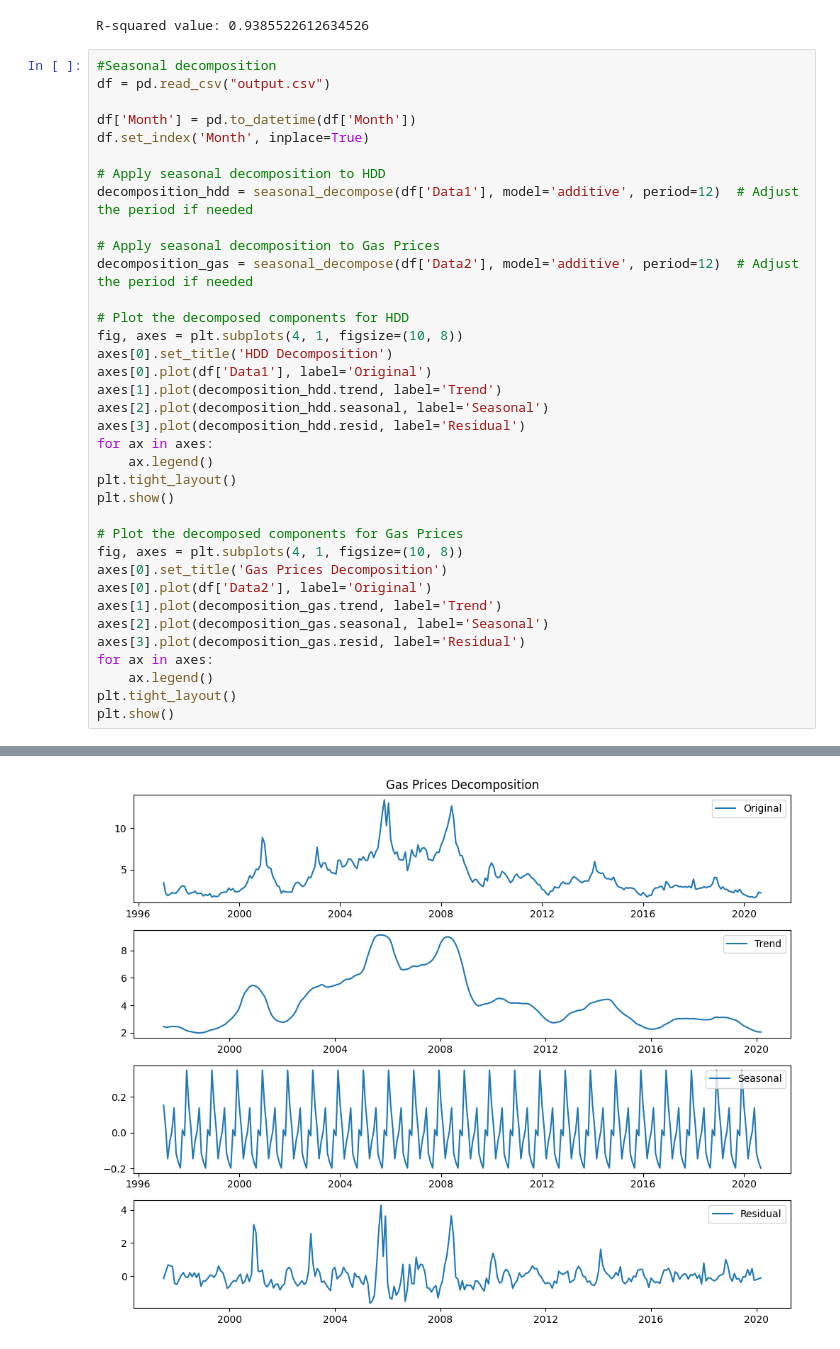
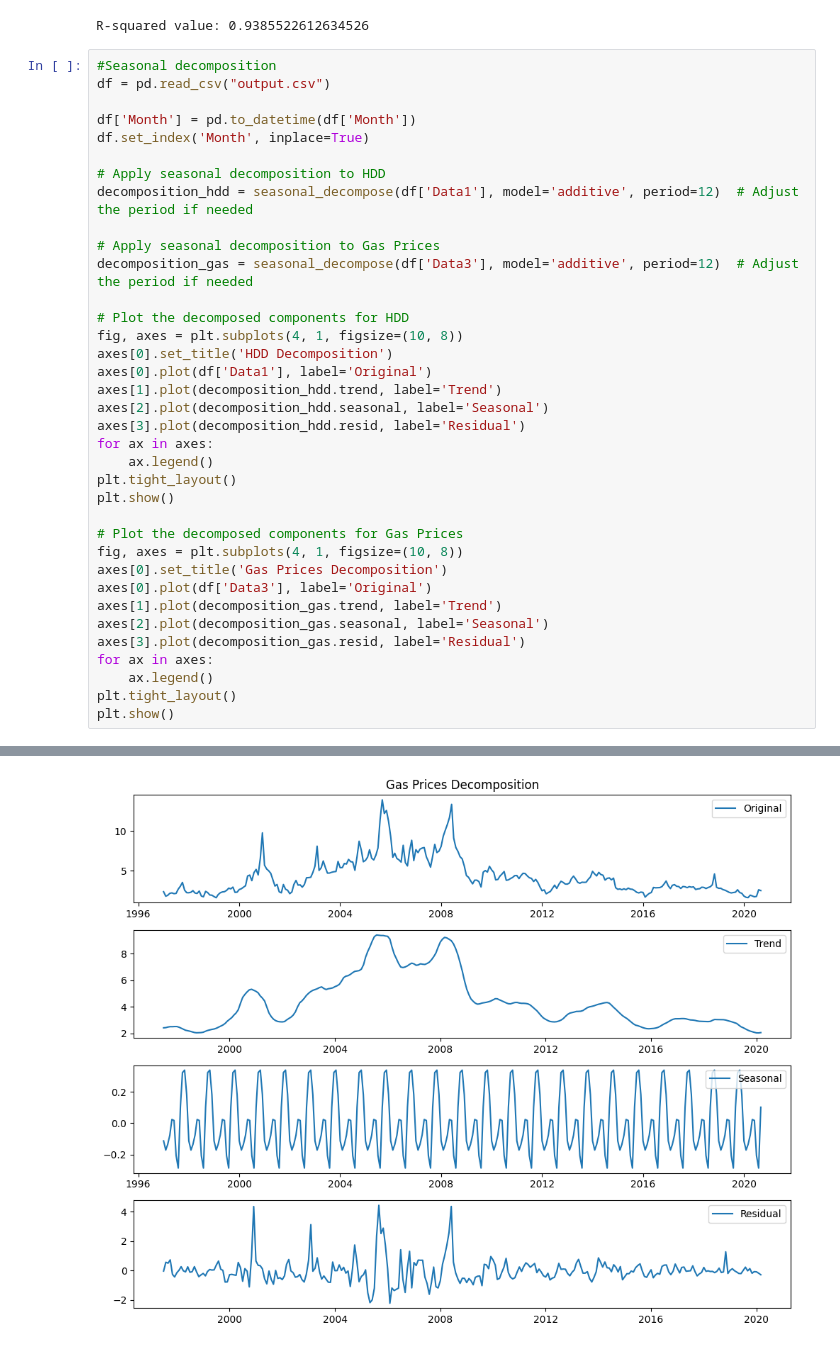
Before and after one commit to johnCavatelli/CS-5990-Gas-Price, a Jupyter notebook: main.ipynb, the cells around one changed output, grey strips where cells are left out. Saved outputs shown, nothing was run; the diff lists cells and outputs as text.

Commit message:
Add Natural Gas Consumption Data

```diff
--- a/main.ipynb
+++ b/main.ipynb
@@ -94,36 +95,36 @@ df.set_index('Month', inplace=True)
 
 # Apply seasonal decomposition to HDD
 decomposition_hdd = seasonal_decompose(df['Data1'], model='additive', period=12)  # Adjust the period if needed
 
 # Apply seasonal decomposition to Gas Prices
-decomposition_gas = seasonal_decompose(df['Data2'], model='additive', period=12)  # Adjust the period if needed
+decomposition_gas = seasonal_decompose(df['Data3'], model='additive', period=12)  # Adjust the period if needed
 
 # Plot the decomposed components for HDD
 fig, axes = plt.subplots(4, 1, figsize=(10, 8))
 axes[0].set_title('HDD Decomposition')
 axes[0].plot(df['Data1'], label='Original')
 axes[1].plot(decomposition_hdd.trend, label='Trend')
 axes[2].plot(decomposition_hdd.seasonal, label='Seasonal')
 axes[3].plot(decomposition_hdd.resid, label='Residual')
 for ax in axes:
     ax.legend()
 plt.tight_layout()
 plt.show()
 
 # Plot the decomposed components for Gas Prices
 fig, axes = plt.subplots(4, 1, figsize=(10, 8))
 axes[0].set_title('Gas Prices Decomposition')
-axes[0].plot(df['Data2'], label='Original')
+axes[0].plot(df['Data3'], label='Original')
 axes[1].plot(decomposition_gas.trend, label='Trend')
 axes[2].plot(decomposition_gas.seasonal, label='Seasonal')
 axes[3].plot(decomposition_gas.resid, label='Residual')
 for ax in axes:
     ax.legend()
 plt.tight_layout()
 plt.show()
 # %% [output]
 [figure]
-[figure, old version]
+[figure, new version]
 # %%
 # Create subplots with shared x-axis
 fig, ax1 = plt.subplots(figsize=(10, 8))
```
Also changed, not shown: parts of 7 cells of this notebook, 5 other files.
